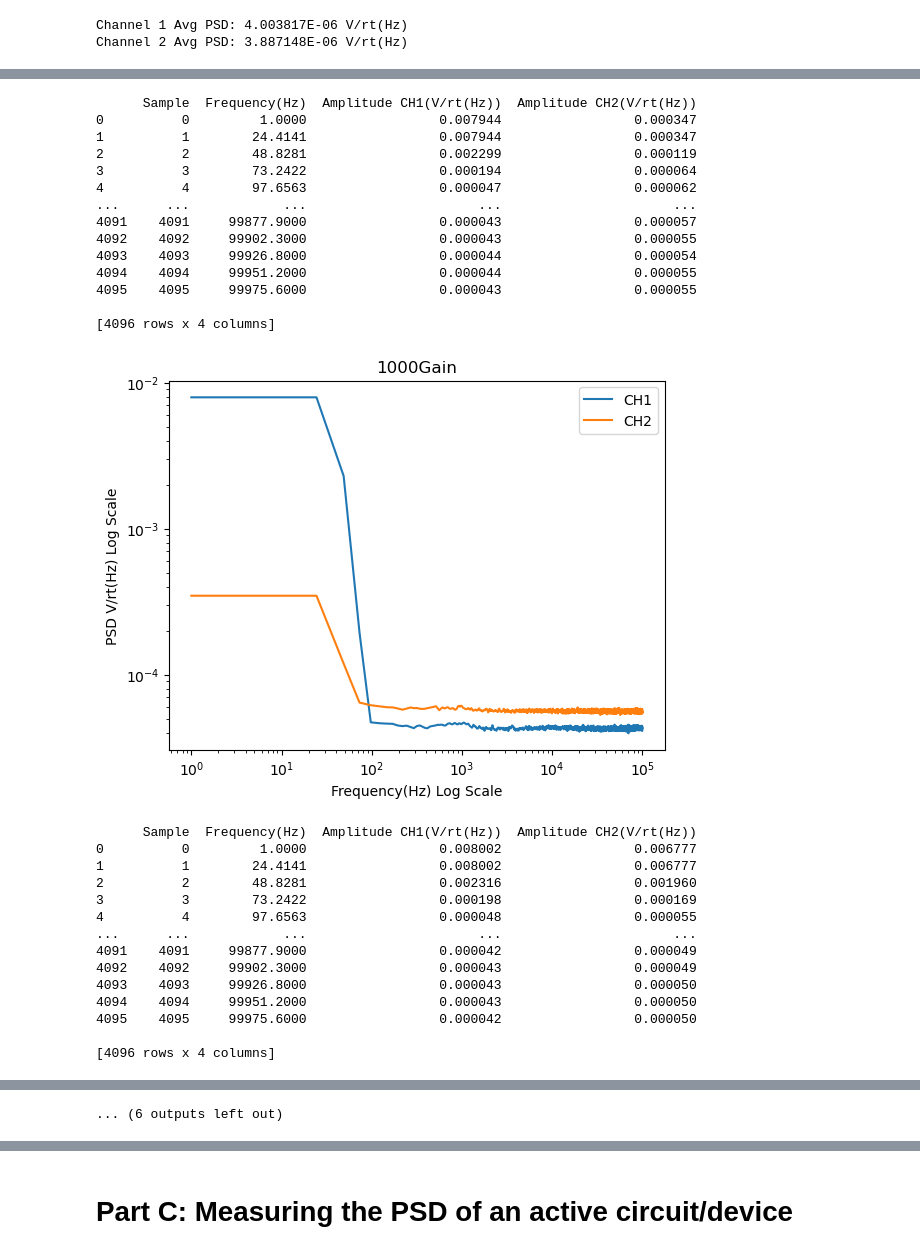
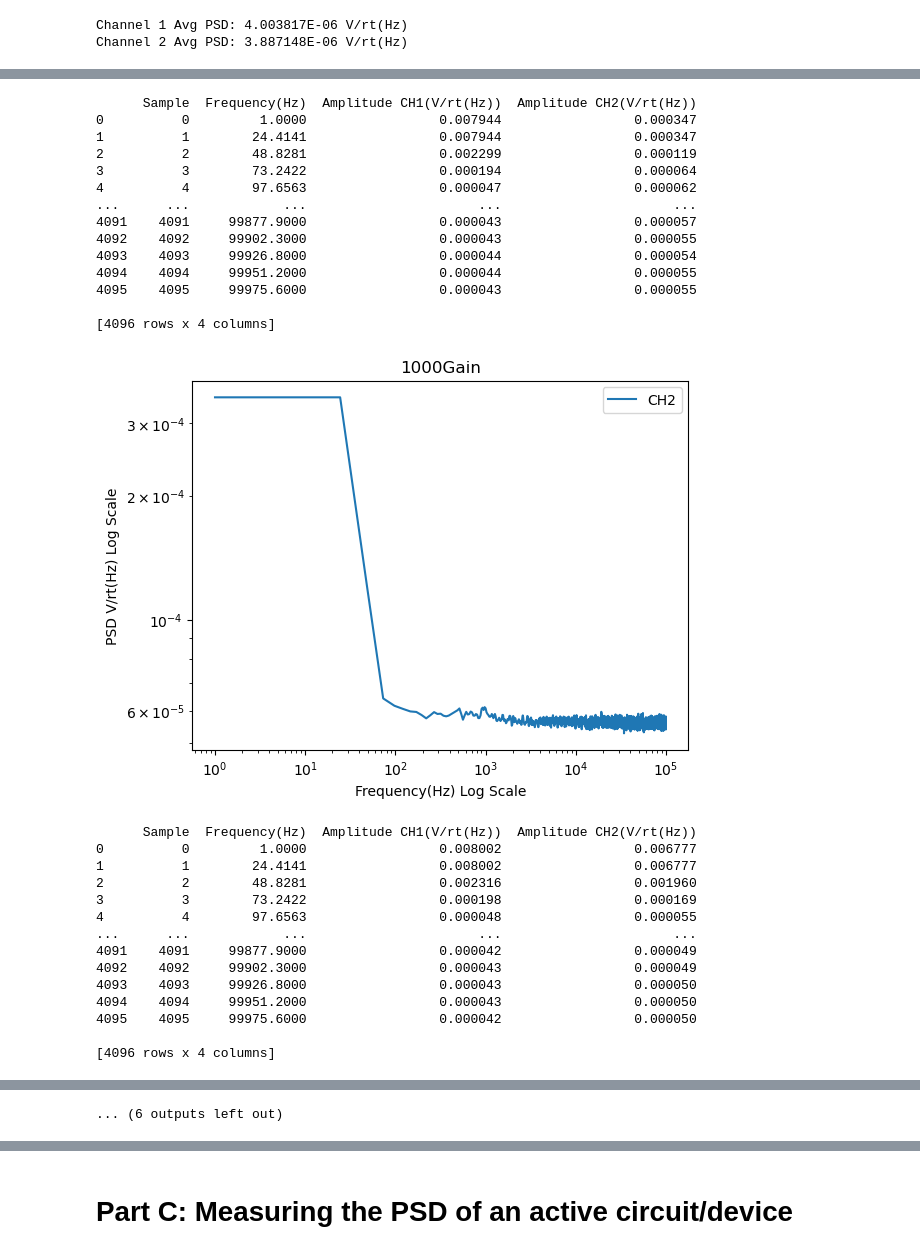
Before and after one commit to MazinDan/Analog_Lab_B, a Jupyter notebook: Lab_4_Report/Analog_Lab4.ipynb, the cells around one changed output, grey strips where cells are left out. Cells and saved outputs as stored; diff of their text form; code cells hidden in the pictures.

```diff
--- a/Lab_4_Report/Analog_Lab4.ipynb
+++ b/Lab_4_Report/Analog_Lab4.ipynb
@@ -222,7 +220,7 @@ for frame in m2k_gain_frames:
     i += 1
     plt.ylabel('PSD V/rt(Hz) Log Scale')
     plt.xlabel('Frequency(Hz) Log Scale')
-    plt.plot(frame['Frequency(Hz)'], frame['Amplitude CH1(V/rt(Hz))'], label='CH1')
+    #plt.plot(frame['Frequency(Hz)'], frame['Amplitude CH1(V/rt(Hz))'], label='CH1')
     plt.plot(frame['Frequency(Hz)'], frame['Amplitude CH2(V/rt(Hz))'], label='CH2')
     plt.legend()
     print(frame)
@@ -277,18 +275,18 @@ for frame in m2k_gain_frames:
       Sample  Frequency(Hz)  Amplitude CH1(V/rt(Hz))  Amplitude CH2(V/rt(Hz))
 0          0         1.0000                 0.007944                 0.000347
 1          1        24.4141                 0.007944                 0.000347
 2          2        48.8281                 0.002299                 0.000119
 3          3        73.2422                 0.000194                 0.000064
 4          4        97.6563                 0.000047                 0.000062
 ...      ...            ...                      ...                      ...
 4091    4091     99877.9000                 0.000043                 0.000057
 4092    4092     99902.3000                 0.000043                 0.000055
 4093    4093     99926.8000                 0.000044                 0.000054
 4094    4094     99951.2000                 0.000044                 0.000055
 4095    4095     99975.6000                 0.000043                 0.000055
 
 [4096 rows x 4 columns]
-[figure, old version]
+[figure, new version]
       Sample  Frequency(Hz)  Amplitude CH1(V/rt(Hz))  Amplitude CH2(V/rt(Hz))
 0          0         1.0000                 0.008002                 0.006777
 1          1        24.4141                 0.008002                 0.006777
```
Also changed, not shown: parts of 4 cells of this notebook.
